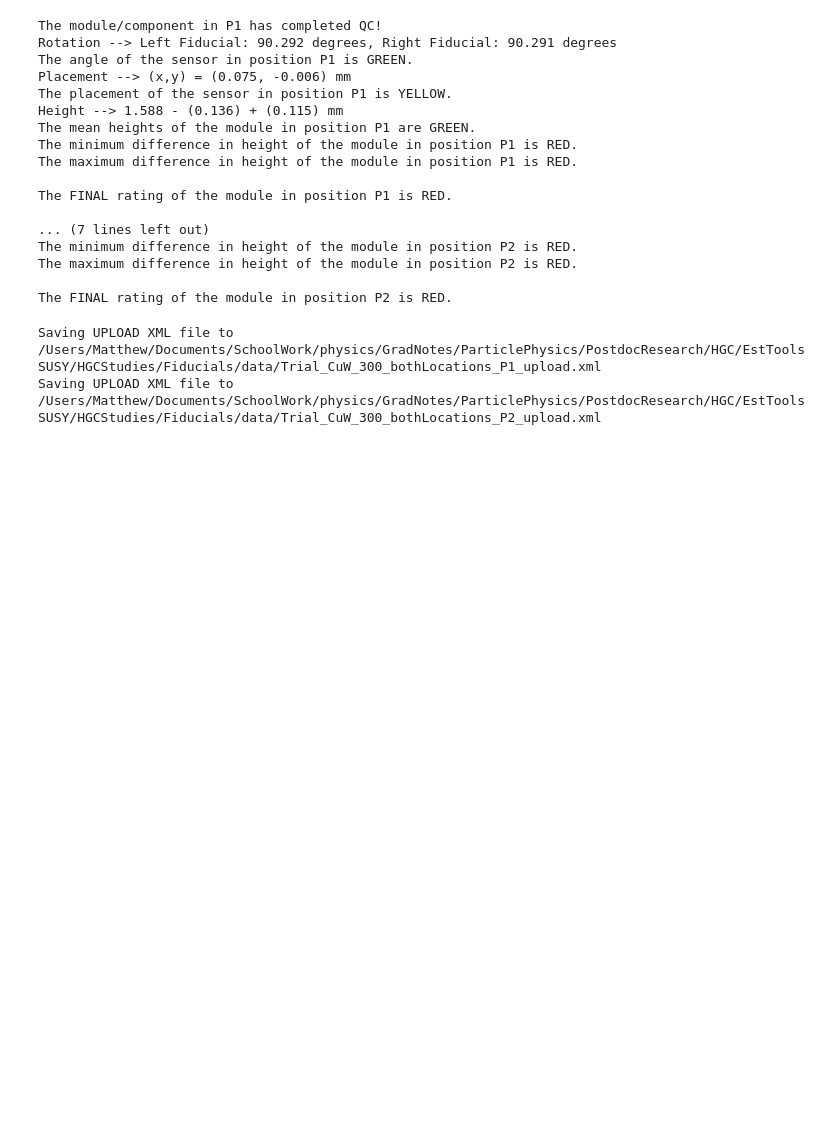
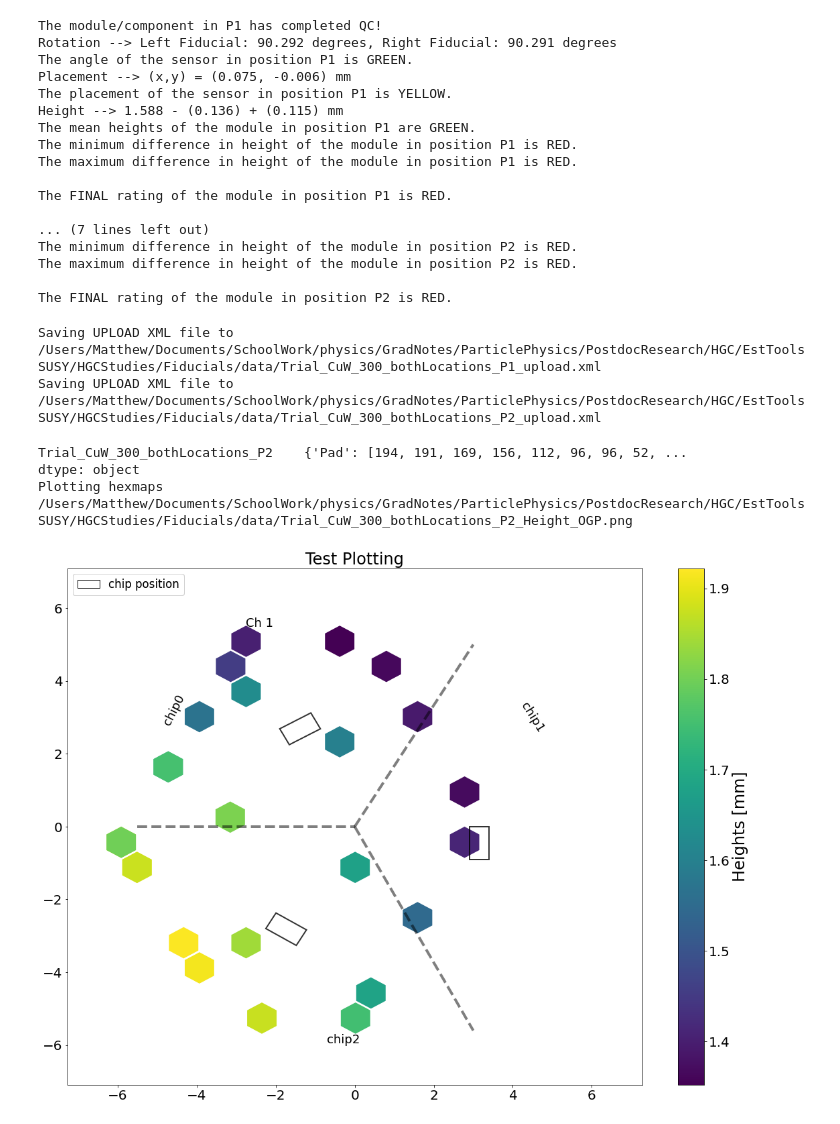
Before and after one commit to mkilpatr/HGCStudies, a Jupyter notebook: Fiducials/FiducialComparison.ipynb, the cells around one changed output. Cells and saved outputs as stored; diff of their text form; code cells hidden in the pictures; blank space fills up the shorter version.

Commit message:
Working methods for making 2D plots, doesn't have correct mapping yet

```diff
--- a/Fiducials/FiducialComparison.ipynb
+++ b/Fiducials/FiducialComparison.ipynb
@@ -51,26 +51,26 @@ if pcb.exists:
 %run utils/QualityControl.ipynb
 
 if sensor.exists:
-    sensorP1 = QualityControl(fidDF, senDF, 'P1')
+    sensorP1 = QualityControl(fidDF, senDF, 'P1', False)
     if len(senDF.pointsP1): sensorP1.runTransform()
     if len(senDF.heightP1): sensorP1.runHeights()
     sensorP1.rating()
     print(sensorP1)
 
-    sensorP2 = QualityControl(fidDF, senDF, 'P2')
+    sensorP2 = QualityControl(fidDF, senDF, 'P2', False)
     if len(senDF.pointsP2): sensorP2.runTransform()
     if len(senDF.heightP2): sensorP2.runHeights()
     sensorP2.rating()
     print(sensorP2)
 
 if pcb.exists:
-    pcbP1 = QualityControl(fidDF, pcbDF, 'P1')
+    pcbP1 = QualityControl(fidDF, pcbDF, 'P1', True)
     if len(pcbDF.pointsP1): pcbP1.runTransform()
     if len(pcbDF.heightP1): pcbP1.runHeights()
     pcbP1.rating()
     print(pcbP1)
 
-    pcbP2 = QualityControl(fidDF, pcbDF, 'P2')
+    pcbP2 = QualityControl(fidDF, pcbDF, 'P2', True)
     if len(pcbDF.pointsP2): pcbP2.runTransform()
     if len(pcbDF.heightP2): pcbP2.runHeights()
     pcbP2.rating()
@@ -115,3 +116,18 @@ if pcb.exists:
 # %% [output]
 Saving UPLOAD XML file to  /Users/Matthew/Documents/SchoolWork/physics/GradNotes/ParticlePhysics/PostdocResearch/HGC/EstToolsSUSY/HGCStudies/Fiducials/data/Trial_CuW_300_bothLocations_P1_upload.xml
 Saving UPLOAD XML file to  /Users/Matthew/Documents/SchoolWork/physics/GradNotes/ParticlePhysics/PostdocResearch/HGC/EstToolsSUSY/HGCStudies/Fiducials/data/Trial_CuW_300_bothLocations_P2_upload.xml
+# %%
+%run HeightPlotter.ipynb
+%load_ext autoreload
+%autoreload 2
+if sensor.exists:
+    label = "Test Plotting"
+    senPlotP2 = HeightPlotter(sensorP2.hgts, sensorP2.hXY, senDF.name + '_P2', senDF.dir + '/', label)
+    df = senPlotP2.padMapping()
+    #%run ../../hexmap/plot_summary.py sensorfile -d senDF.dir --inputData df -l label -p 'Deformation' -m senDF.name
+# %% [output]
+Trial_CuW_300_bothLocations_P2    {'Pad': [194, 191, 169, 156, 112, 96, 96, 52, ...
+dtype: object
+Plotting hexmaps
+/Users/Matthew/Documents/SchoolWork/physics/GradNotes/ParticlePhysics/PostdocResearch/HGC/EstToolsSUSY/HGCStudies/Fiducials/data/Trial_CuW_300_bothLocations_P2_Height_OGP.png
+[figure, added]
```
Also changed, not shown: parts of 1 cell of this notebook, 4 other files.
